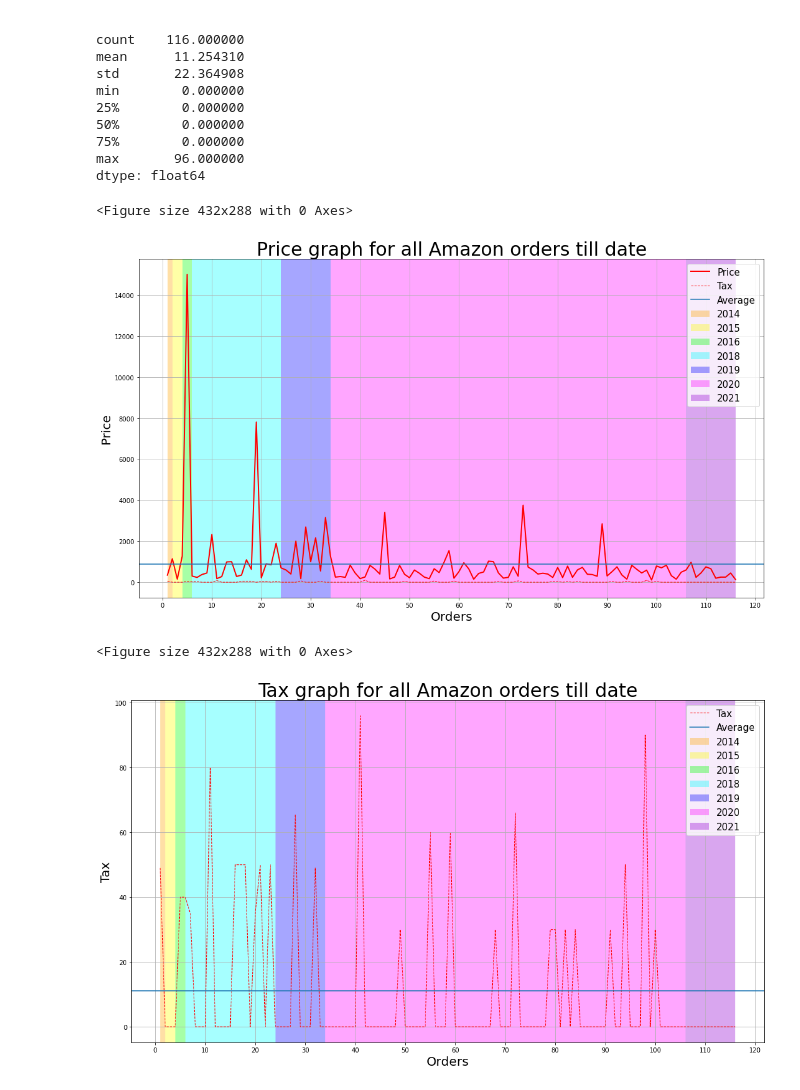
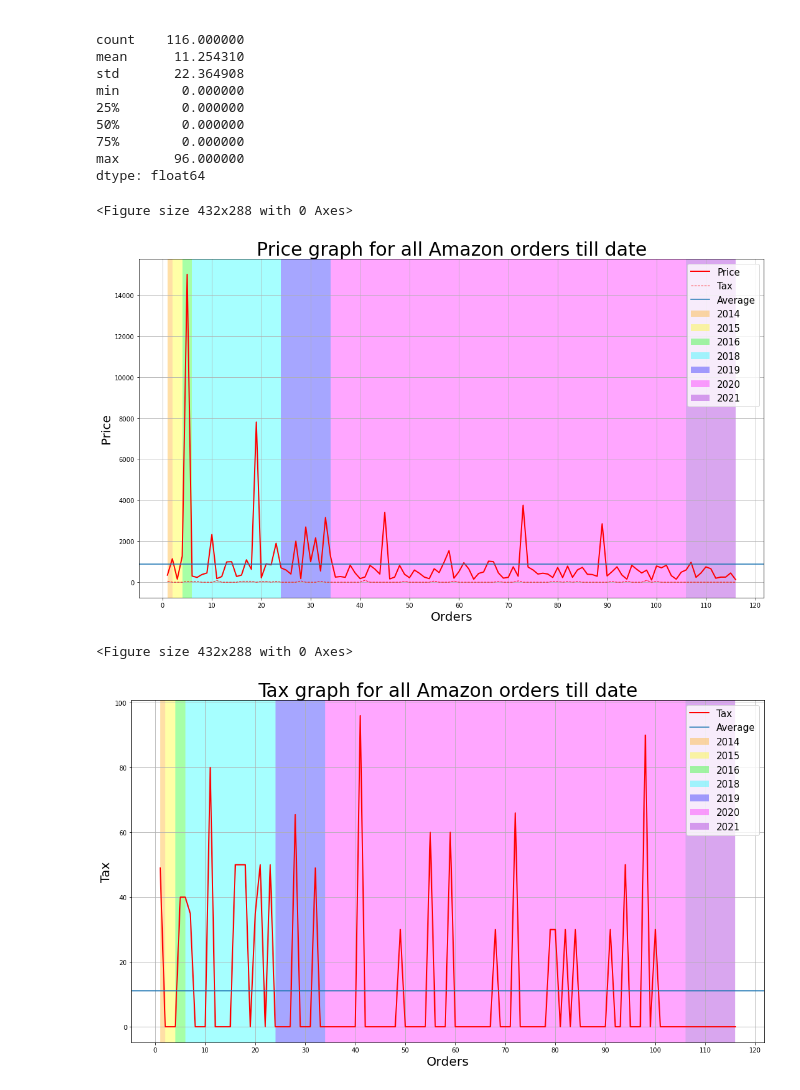
Before and after one commit to shantanutyagi67/Amazon_History, a Jupyter notebook: Using extension/Untitled.ipynb, the cells around one changed output. Saved outputs shown, nothing was run; the diff lists cells and outputs as text; code cells hidden in the pictures.

```diff
--- a/Using extension/Untitled.ipynb
+++ b/Using extension/Untitled.ipynb
@@ -89,35 +89,35 @@ plt.axvspan(l6, l7, color='darkviolet', alpha=0.35, lw=0)
 plt.title('Price graph for all Amazon orders till date', fontsize=30)
 plt.ylabel('Price', fontsize=20)
 plt.xlabel('Orders', fontsize=20)
 plt.xticks(np.arange(min(x_axis)-1, max(x_axis)+10, 10))
 plt.grid(b = True, alpha = 0.8, linewidth = 1)
 plt.legend(['Price','Tax','Average','2014','2015','2016','2018','2019','2020','2021'], loc=1, fontsize=15)
 plt.show()
 
 plt.figure(2)
 plt.figure(figsize=(18, 10))
 x_axis=np.linspace(1,total.size,total.size)
-plt.plot(x_axis,tax,'r--', linewidth = 1)
+plt.plot(x_axis,tax,'r', linewidth = 2)
 plt.axhline(y=int(tax.mean()), xmin=0, xmax=1)
 plt.axvspan(min(x_axis), l1, color='orange', alpha=0.35, lw=0)
 plt.axvspan(l1, l2, color='yellow', alpha=0.35, lw=0)
 plt.axvspan(l2, l3, color='lime', alpha=0.35, lw=0)
 plt.axvspan(l3, l4, color='cyan', alpha=0.35, lw=0)
 plt.axvspan(l4, l5, color='blue', alpha=0.35, lw=0)
 plt.axvspan(l5, l6, color='magenta', alpha=0.35, lw=0)
 plt.axvspan(l6, l7, color='darkviolet', alpha=0.35, lw=0)
 plt.title('Tax graph for all Amazon orders till date', fontsize=30)
 plt.ylabel('Tax', fontsize=20)
 plt.xlabel('Orders', fontsize=20)
 plt.xticks(np.arange(min(x_axis)-1, max(x_axis)+10, 10))
 plt.grid(b = True, alpha = 0.8, linewidth = 1)
 plt.legend(['Tax','Average','2014','2015','2016','2018','2019','2020','2021'], loc=1, fontsize=15)
 plt.show()
 # %% [output]
 <Figure size 432x288 with 0 Axes>
 [figure]
 <Figure size 432x288 with 0 Axes>
-[figure, old version]
+[figure, new version]
 # %%
 x = np.array([2014,2015,2016,2018,2019,2020,2021], dtype=np.float32)
 orders = [df1.shape[0],df2.shape[0],df3.shape[0],df4.shape[0],df5.shape[0],df6.shape[0],df7.shape[0]]
```
Also changed, not shown: parts of 4 cells of this notebook, 3 other files.
